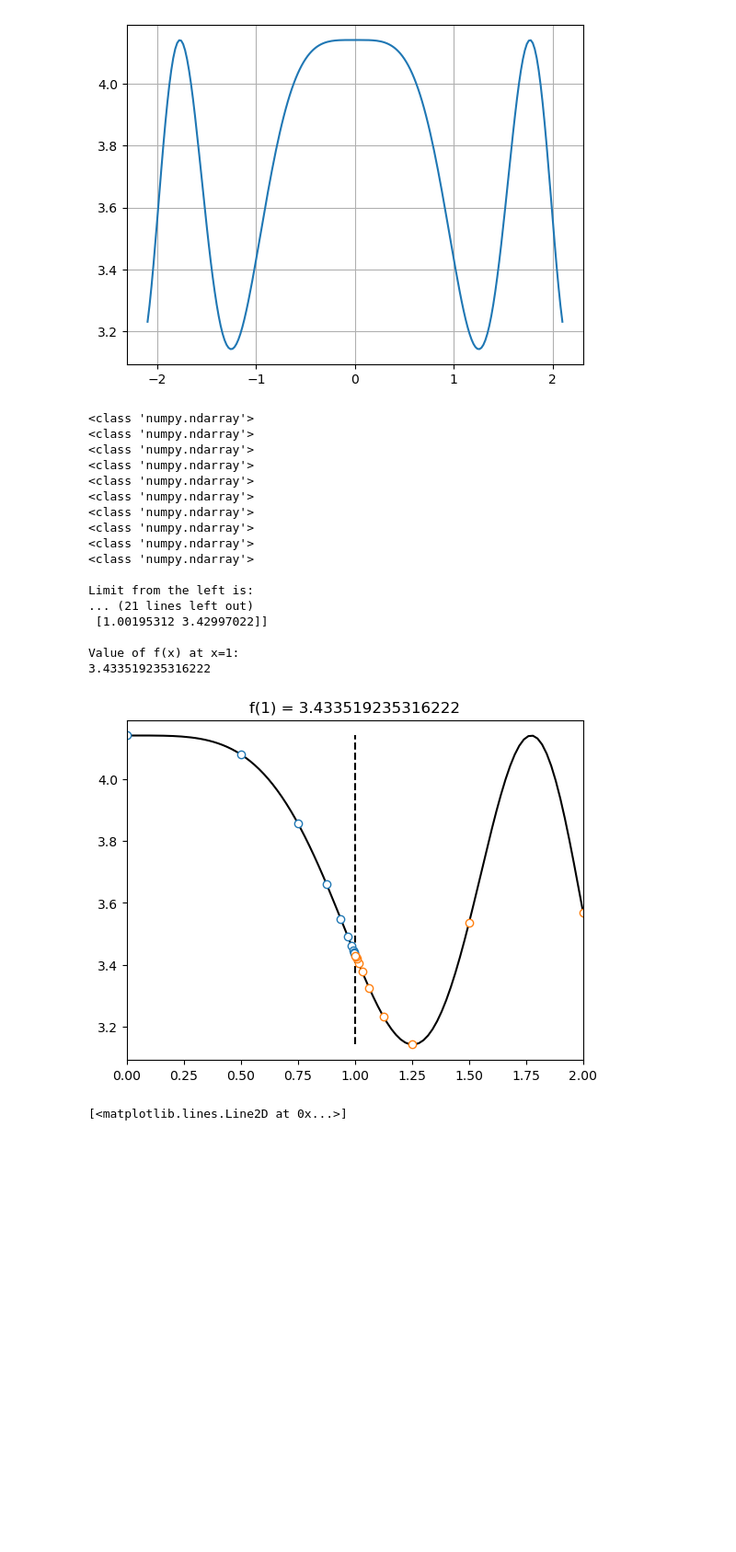
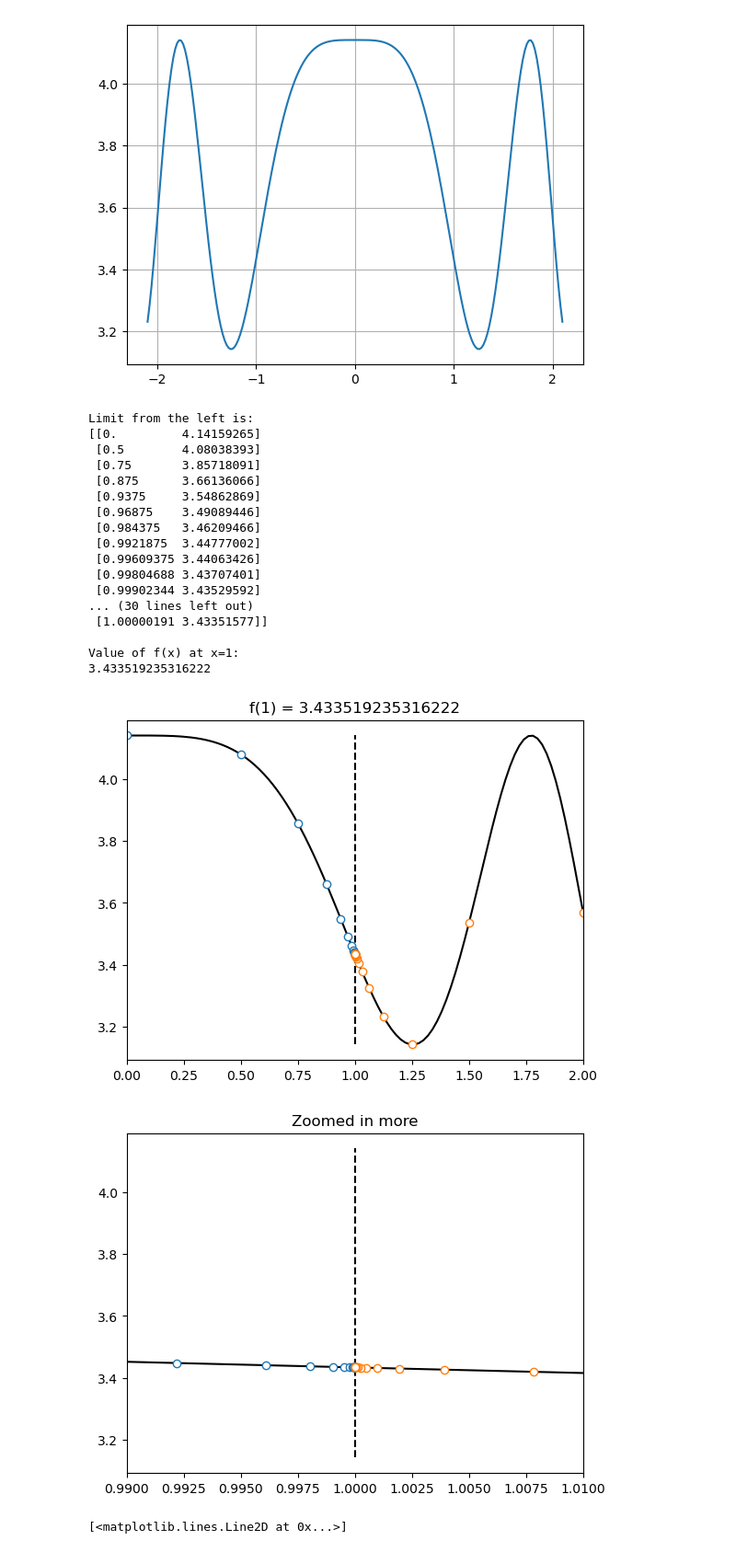
Before and after one commit to BrentGrammer/PROGNOTES, a Jupyter notebook: Calculus/zenosparadox.ipynb, the cells around one changed output. Shown at 92% size. Saved outputs shown, nothing was run; the diff lists cells and outputs as text; code cells hidden in the pictures; blank space fills up the shorter version.

```diff
--- a/Calculus/zenosparadox.ipynb
+++ b/Calculus/zenosparadox.ipynb
@@ -17,13 +17,13 @@ plt.show()
 # %%
 # Algorithm inspired by Zenos paradox to understand concept of the limit
 
-# target x axis location
+# target x axis location (we want to see how func behaves as x approaches a)
 a = 1
 
 # starting x axis value (x0)
 x0 = np.array([a-1,a+1]) # pass in starting vals to the function from the left and from the right - we approach target a from each side (above and below)
 
-iterations = 10
+iterations = 20 # Increasing iterations will show you getting closer and closer to a point 'a' without actually getting there
 limitvals = np.zeros((iterations, 2)) # 10x2 matrix of the result of each function call (the cols are the two values, below target a and above a)
 xAxisVals = np.zeros((iterations,2)) # average of two vals in function for each call of the function (it's x axis point)
 
@@ -57,39 +57,51 @@ print(transposedRight)
 print(f'\nValue of f(x) at x={a}:')
 print(fx(a))
 # %% [output]
-<class 'numpy.ndarray'>
-<class 'numpy.ndarray'>
-<class 'numpy.ndarray'>
-<class 'numpy.ndarray'>
-<class 'numpy.ndarray'>
-<class 'numpy.ndarray'>
-<class 'numpy.ndarray'>
-<class 'numpy.ndarray'>
-<class 'numpy.ndarray'>
-<class 'numpy.ndarray'>
-
 Limit from the left is:
-... (21 lines left out)
- [1.00195312 3.42997022]]
+[[0.         4.14159265]
+ [0.5        4.08038393]
+ [0.75       3.85718091]
+ [0.875      3.66136066]
+ [0.9375     3.54862869]
+ [0.96875    3.49089446]
+ [0.984375   3.46209466]
+ [0.9921875  3.44777002]
+ [0.99609375 3.44063426]
+ [0.99804688 3.43707401]
+ [0.99902344 3.43529592]
+... (30 lines left out)
+ [1.00000191 3.43351577]]
 
 Value of f(x) at x=1:
 3.433519235316222
 # %%
 #plot function as black line
 plt.plot(xx,fx(xx), 'k')
 plt.plot([a,a],[np.pi,1+np.pi], 'k--') # [xvals], [yvals]
 plt.plot(xAxisVals,limitvals,'o',markerfacecolor='w') # python makes different color borders for each column set (xAxisVals and limitvals are each sets of 2 columns)
 
 plt.title(f'f({a}) = {fx(a)}')
 # can zoom in using xlim
-plt.xlim([a-1,a+1]) # less numbers adding/subtracting zooms in further
+plt.xlim([a-1,a+1]) # less numbers adding/subtracting zooms in further, i.e. a-.05,a+.05 - change the numbers lower to zoom
 plt.show()
 
-# this shows the points of each iteration getting closer and closer to the target a
-# you can increate the iterations number higher and higher and the points will never actually reach target a, but keep getting infinitessimally closer
+# this shows the points of each iteration getting closer and closer to the target a (where it's 1, so x-axis tick = 1)
+# you can increase the iterations number higher and higher and the points will never actually reach target a, but keep getting infinitessimally closer
 # This demonstrates the idea of limits
+
+# The main point is that as we zoom in closer and closer to a point 'a' on the x-axis, we can see plot markers getting closer and closer to the point 'a' without actually getting there
+ # Doing more iterations will get you even closer without actually getting to 1
+
+plt.plot(xx,fx(xx), 'k')
+plt.plot([a,a],[np.pi,1+np.pi], 'k--') # [xvals], [yvals]
+plt.plot(xAxisVals,limitvals,'o',markerfacecolor='w')
+
+plt.title('Zoomed in more')
+plt.xlim([a-0.01,a+0.01]) # reducing the x-range around point a so we zoom in more
+plt.show()
 # %% [output]
 [figure]
+[figure, added]
 # %%
 # basic iteration
 def fx(u):
```
Also changed, not shown: 3 other files.
